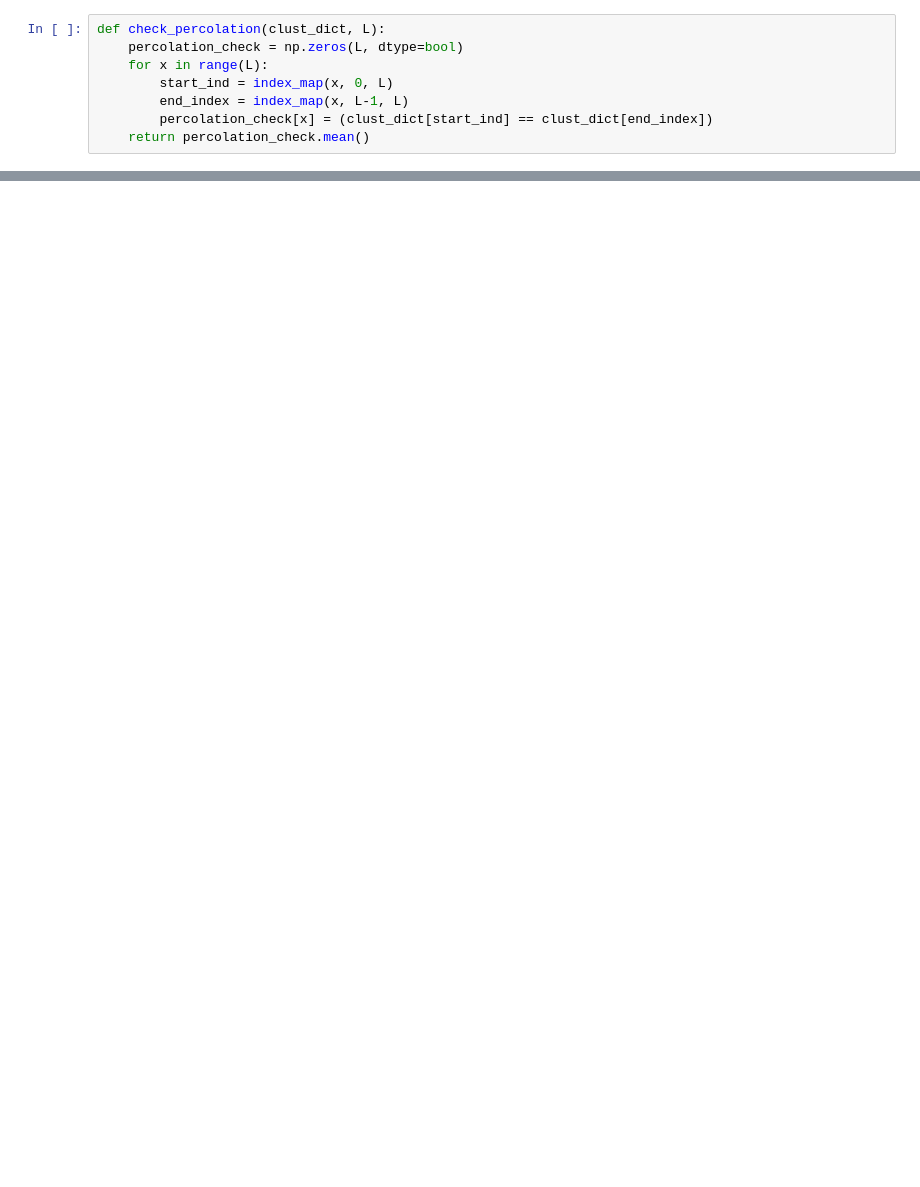
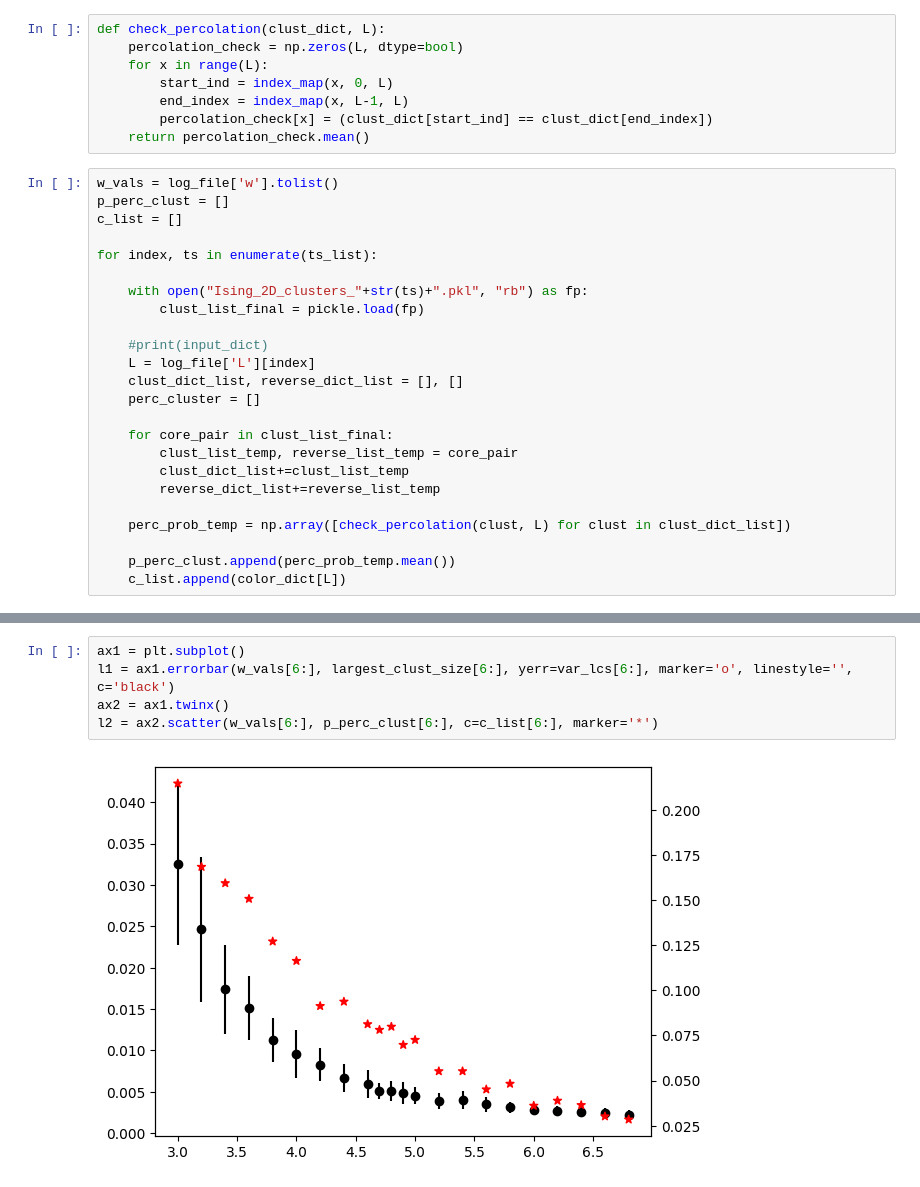
Before and after one commit to tsgaurav/Ising_RSRG, a Jupyter notebook: output/Distribution_Analysis.ipynb, the cells around one changed output, grey strips where cells are left out. Drawn from its saved outputs; the diff is of its cells as text; blank space fills up the shorter version.

```diff
--- a/output/Distribution_Analysis.ipynb
+++ b/output/Distribution_Analysis.ipynb
@@ -167,3 +190,27 @@ def check_percolation(clust_dict, L):
         end_index = index_map(x, L-1, L)
         percolation_check[x] = (clust_dict[start_ind] == clust_dict[end_index])
     return percolation_check.mean()
+# %%
+w_vals = log_file['w'].tolist()
+p_perc_clust = []
+c_list = []
+
+for index, ts in enumerate(ts_list):
+
+    with open("Ising_2D_clusters_"+str(ts)+".pkl", "rb") as fp:
+        clust_list_final = pickle.load(fp)
+
+    #print(input_dict)
+    L = log_file['L'][index]
+    clust_dict_list, reverse_dict_list = [], []
+    perc_cluster = []
+
+    for core_pair in clust_list_final:
+        clust_list_temp, reverse_list_temp = core_pair
+        clust_dict_list+=clust_list_temp
+        reverse_dict_list+=reverse_list_temp
+
+    perc_prob_temp = np.array([check_percolation(clust, L) for clust in clust_dict_list])
+
+    p_perc_clust.append(perc_prob_temp.mean())
+    c_list.append(color_dict[L])
@@ -169,0 +224,7 @@ def check_percolation(clust_dict, L):
+# %%
+ax1 = plt.subplot()
+l1 = ax1.errorbar(w_vals[6:], largest_clust_size[6:], yerr=var_lcs[6:], marker='o', linestyle='', c='black')
+ax2 = ax1.twinx()
+l2 = ax2.scatter(w_vals[6:], p_perc_clust[6:], c=c_list[6:], marker='*')
+# %% [output]
+[figure, added]
```
Also changed, not shown: parts of 11 cells of this notebook, 3 other files.
